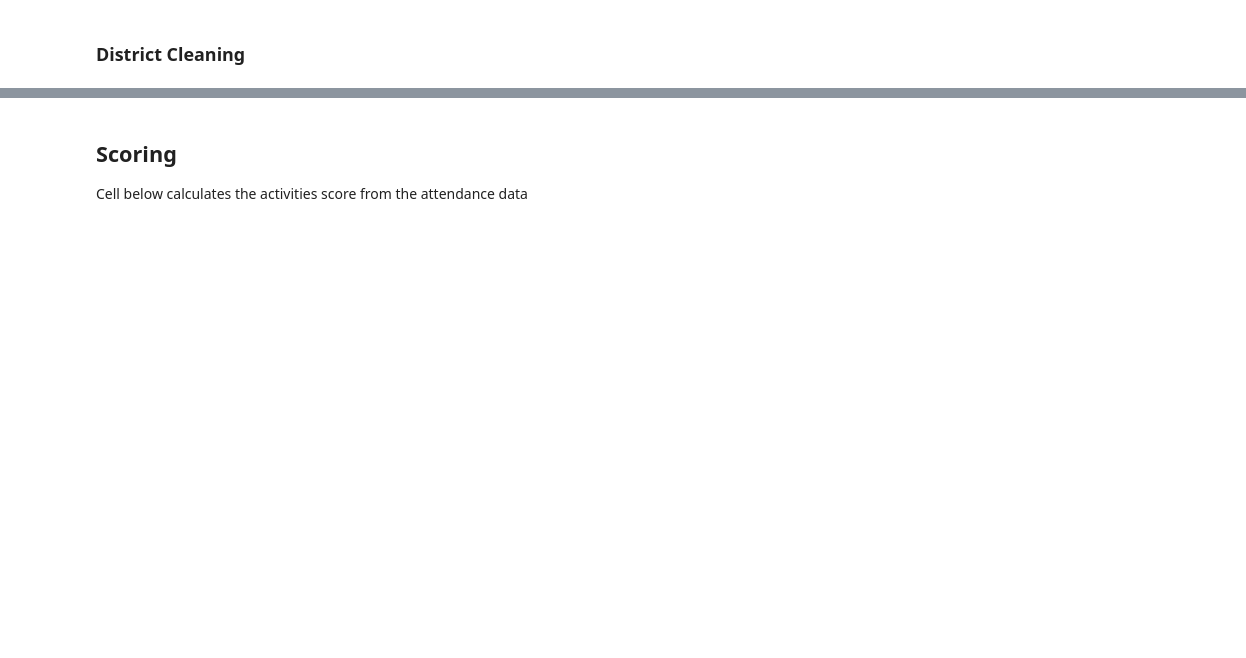
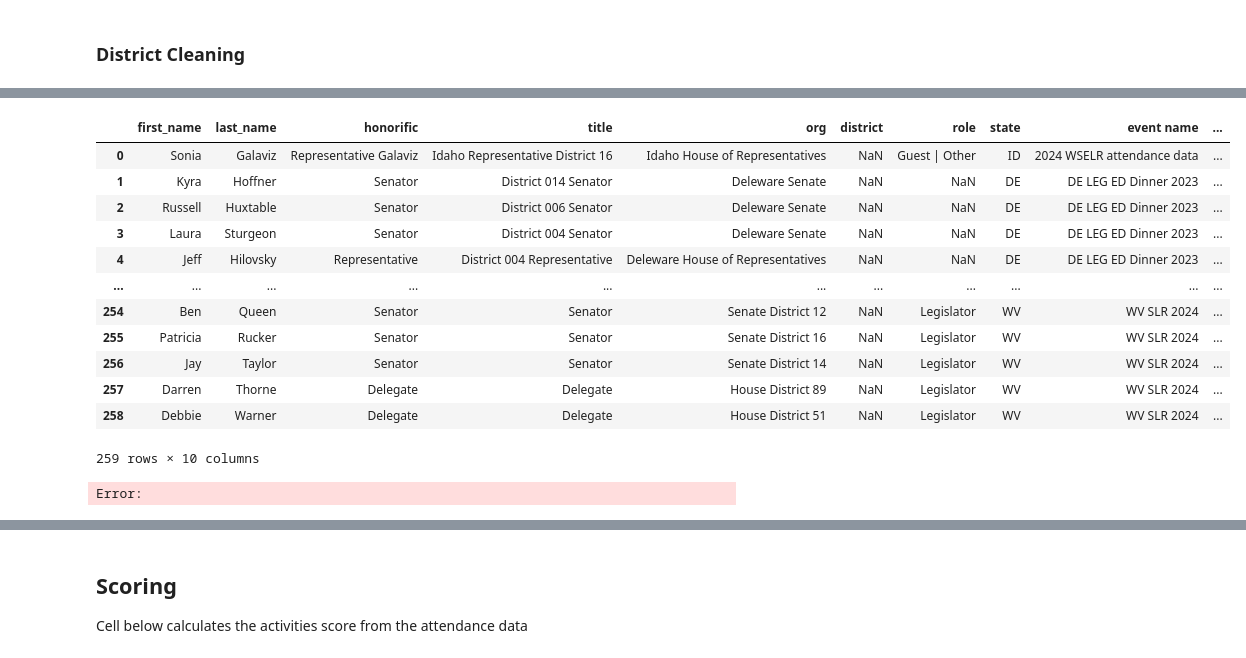
Before and after one commit to cnlutz20/THI_CPRL, a Jupyter notebook: scoring/get_activities_score.ipynb, the cells around one changed output, grey strips where cells are left out. Cells and saved outputs as stored; diff of their text form; code cells hidden in the pictures; blank space fills up the shorter version.

```diff
--- a/scoring/get_activities_score.ipynb
+++ b/scoring/get_activities_score.ipynb
@@ -271,25 +224,0 @@ PermissionError: [Errno 13] Permission denied: 'event_data.xlsx'
-# %%
-# Look for newly elected in older events
-# for v in dfs:
-#    print(v.head().to_string())
-
-new_legislators = all_legs[all_legs['Name'].str.contains(r"-elect", regex = True)].reset_index(drop = True)
-
-events_new_legs = event_data.copy()
-events_new_legs = events_new_legs.dropna(subset=['first_name','last_name'])
-
-for i, (a,b) in enumerate(zip(events_new_legs['first_name'], events_new_legs['last_name'])):
-    # print(i,a,b)
-
-    print('##########')
-    full = a + " " + b
-    old = full
-    # print(f'old: {i,full}')
-
-    # print(f'new: {extract_title_and_name(full)}')
-    new = extract_title_and_name(full)
-
-    if old != new:
-        print(i)
-        print(f'change: OLD[{old}] -> NEW[{new}]')
-        print(events_new_legs.loc[i,:])
@@ -347,18 +280,29 @@ filtered_df = event_data[
 # %%
-
-#regine values with districts
+##Split those with districts in them and those not
+##Find values with districts
 w_districts = filtered_df[(filtered_df['org'].str.contains(r'[Dd]istrict\s?\d{1,3}[A-Za-z]?|[Dd](-|\s)?\d{2,3}[A-Za-z]?', regex=True) |
                 filtered_df['title'].str.contains(r'[Dd]istrict\s?\d{1,3}[A-Za-z]?|[Dd](-|\s)?\d{2,3}[A-Za-z]?', regex=True)) &
-                ~(filtered_df['title'].str.contains(r'[Aa]ssistant|[Aa]id(e)?|[Ss]taff', regex=True, na=False))]
+                ~(filtered_df['title'].str.contains(r'[Aa]ssistant|[Aa]id(e)?|[Ss]taff', regex=True, na=False))].reset_index(drop=True)
 
-#find no districts
+##find no districts
 n_districts = filtered_df[~(filtered_df['org'].str.contains(r'[Dd]istrict\s?\d{1,3}[A-Za-z]?|[Dd](-|\s)?\d{2,3}[A-Za-z]?', regex=True) |
                 filtered_df['title'].str.contains(r'[Dd]istrict\s?\d{1,3}[A-Za-z]?|[Dd](-|\s)?\d{2,3}[A-Za-z]?', regex=True)) &
-                ~(filtered_df['title'].str.contains(r'[Aa]ssistant|[Aa]id(e)?|[Ss]taff', regex=True, na=False))]
-
-
-#clean up
-w_districts.reset_index(inplace=True, drop=True)
+                ~(filtered_df['title'].str.contains(r'[Aa]ssistant|[Aa]id(e)?|[Ss]taff', regex=True, na=False))].reset_index(drop=True)
+# %% [output]
+|  | first_name | last_name | honorific | title | org | district | role | state | event name | ... |
+| 0 | Sonia | Galaviz | Representative Galaviz | Idaho Representative District 16 | Idaho House of Representatives | NaN | Guest | Other | ID | 2024 WSELR attendance data | ... |
+| 1 | Kyra | Hoffner | Senator | District 014 Senator | Deleware Senate | NaN | NaN | DE | DE LEG ED Dinner 2023 | ... |
+| 2 | Russell | Huxtable | Senator | District 006 Senator | Deleware Senate | NaN | NaN | DE | DE LEG ED Dinner 2023 | ... |
+| 3 | Laura | Sturgeon | Senator | District 004 Senator | Deleware Senate | NaN | NaN | DE | DE LEG ED Dinner 2023 | ... |
+| 4 | Jeff | Hilovsky | Representative | District 004 Representative | Deleware House of Representatives | NaN | NaN | DE | DE LEG ED Dinner 2023 | ... |
+| ... | ... | ... | ... | ... | ... | ... | ... | ... | ... | ... |
+| 254 | Ben | Queen | Senator | Senator | Senate District 12 | NaN | Legislator | WV | WV SLR 2024 | ... |
+| 255 | Patricia | Rucker | Senator | Senator | Senate District 16 | NaN | Legislator | WV | WV SLR 2024 | ... |
+| 256 | Jay | Taylor | Senator | Senator | Senate District 14 | NaN | Legislator | WV | WV SLR 2024 | ... |
+| 257 | Darren | Thorne | Delegate | Delegate | House District 89 | NaN | Legislator | WV | WV SLR 2024 | ... |
+| 258 | Debbie | Warner | Delegate | Delegate | House District 51 | NaN | Legislator | WV | WV SLR 2024 | ... |
+259 rows × 10 columns
+Error:
 # %%
 #Looking for districts in title and org field
 i = 0
```
Also changed, not shown: parts of 49 cells of this notebook, 15 other files.
